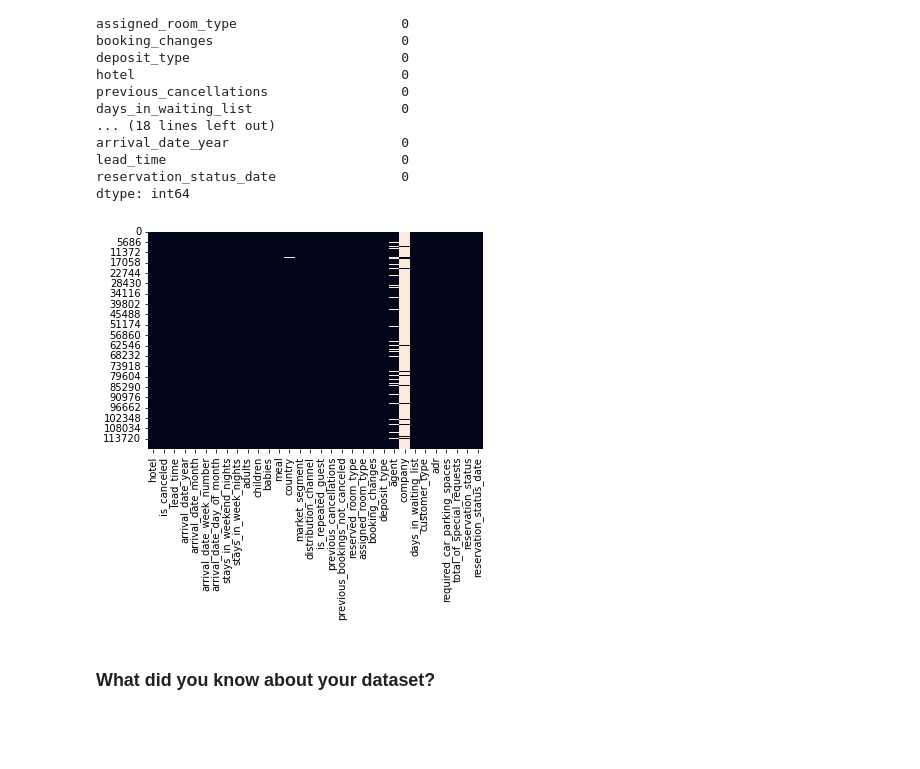
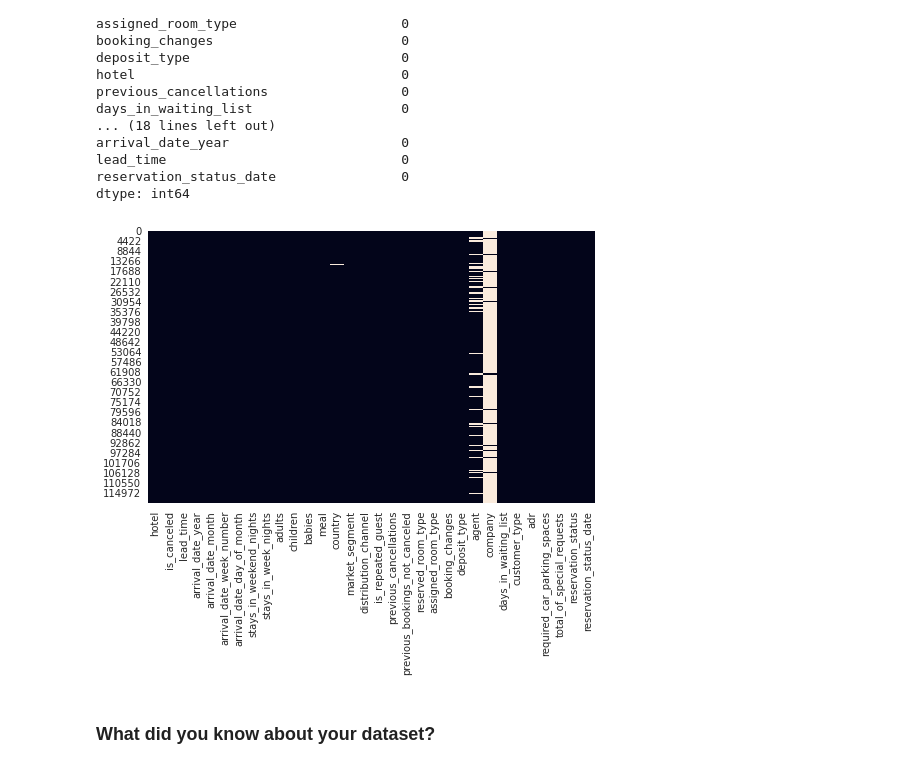
Before and after one commit to ansarshaikh95/EDA-Hotel-booking-analysis, a Jupyter notebook: EDA_Hotel_booking_Analysis.ipynb, the cells around one changed output. Cells and saved outputs as stored; diff of their text form; code cells hidden in the pictures; blank space fills up the shorter version.

```diff
--- a/EDA_Hotel_booking_Analysis.ipynb
+++ b/EDA_Hotel_booking_Analysis.ipynb
@@ -244,10 +244,16 @@ reservation_status_date                0
 dtype: int64
 # %%
 # Visualizing the missing values
-sns.heatmap(df.isna(), cbar=False)  # Here we are using heatmap for data visualization which shows the null or missing value in data
+# Setting figure size
+plt.figure(figsize=(8,5))
+
+#Plotting heatmap for which shows the null or missing value in dataset
+sns.heatmap(df.isna(), cbar=False)
+
+#Display the plot
 plt.show()
 # %% [output]
-[figure, old version]
+[figure, new version]
 # %% [markdown]
 ### What did you know about your dataset?
 # %% [markdown]
```
Also changed, not shown: parts of 72 cells of this notebook.
